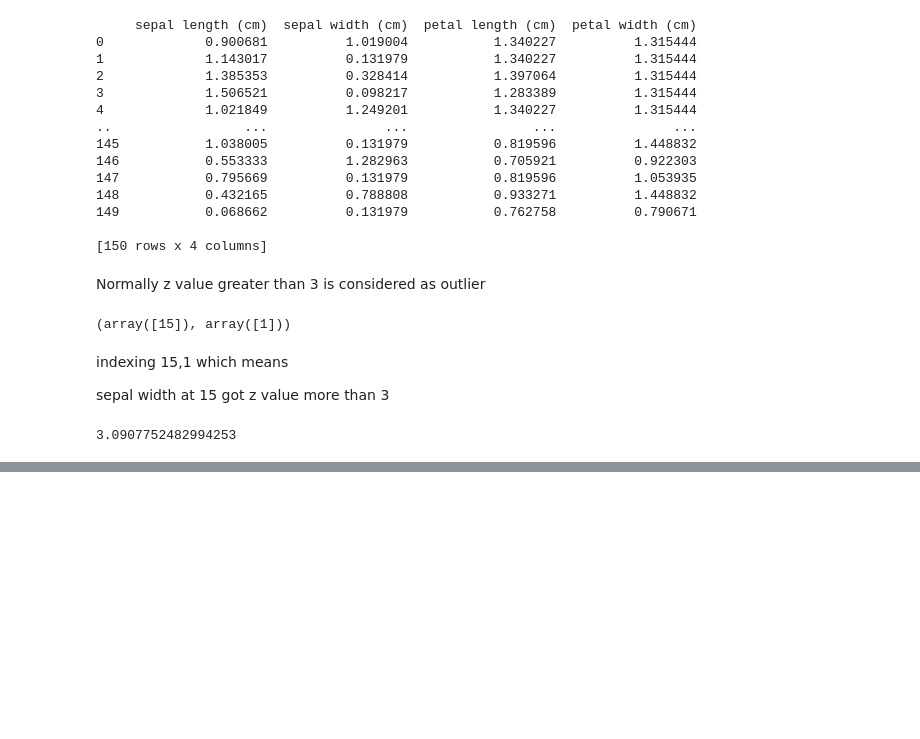
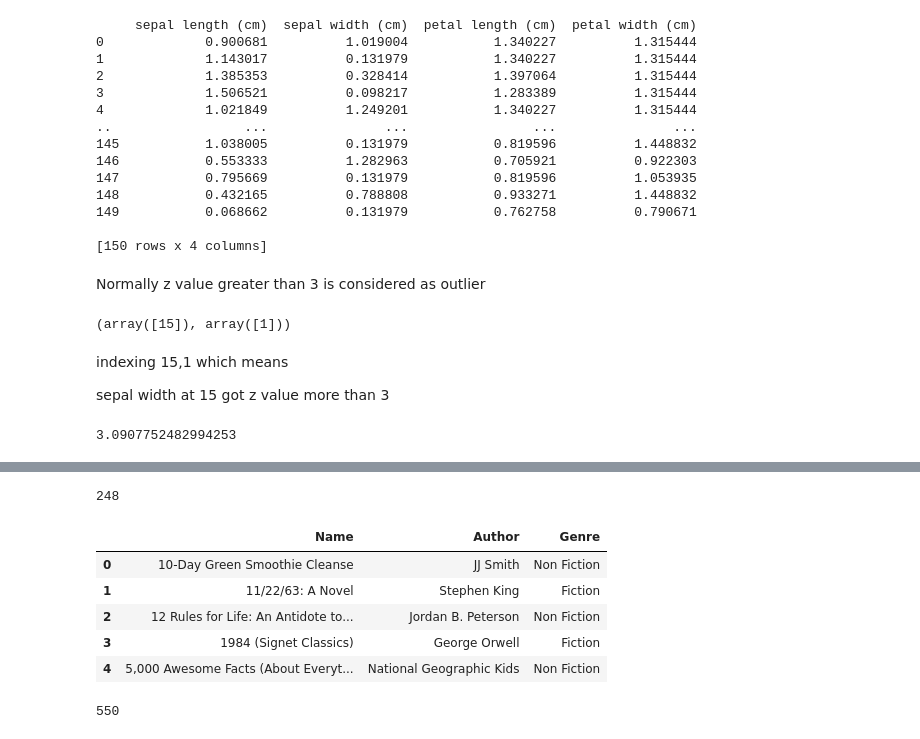
Before and after one commit to MekhzZ/AppliedStatisticsWithPython.ipynb, a Jupyter notebook: DataMining.ipynb, the cells around one changed output, grey strips where cells are left out. Cells and saved outputs as stored; diff of their text form; code cells hidden in the pictures; blank space fills up the shorter version.

```diff
--- a/DataMining.ipynb
+++ b/DataMining.ipynb
@@ -552,0 +713,17 @@ z['sepal width (cm)'][15]
+# %%
+obj['Author'].nunique()
+# %% [output]
+248
+# %%
+obj.head()
+# %% [output]
+|  | Name | Author | Genre |
+| 0 | 10-Day Green Smoothie Cleanse | JJ Smith | Non Fiction |
+| 1 | 11/22/63: A Novel | Stephen King | Fiction |
+| 2 | 12 Rules for Life: An Antidote to... | Jordan B. Peterson | Non Fiction |
+| 3 | 1984 (Signet Classics) | George Orwell | Fiction |
+| 4 | 5,000 Awesome Facts (About Everyt... | National Geographic Kids | Non Fiction |
+# %%
+len(obj)
+# %% [output]
+550
```
Also changed, not shown: parts of 35 cells of this notebook.
